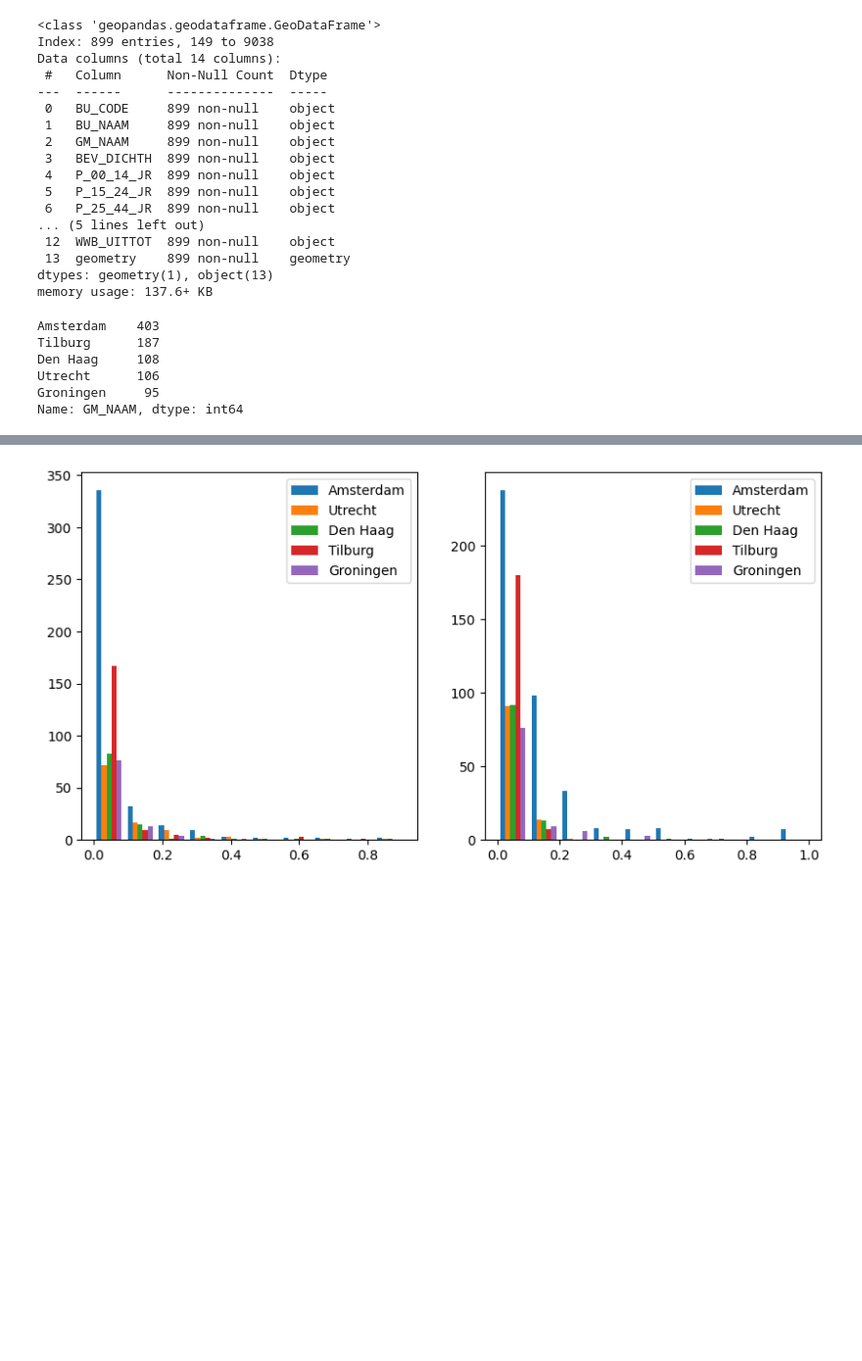
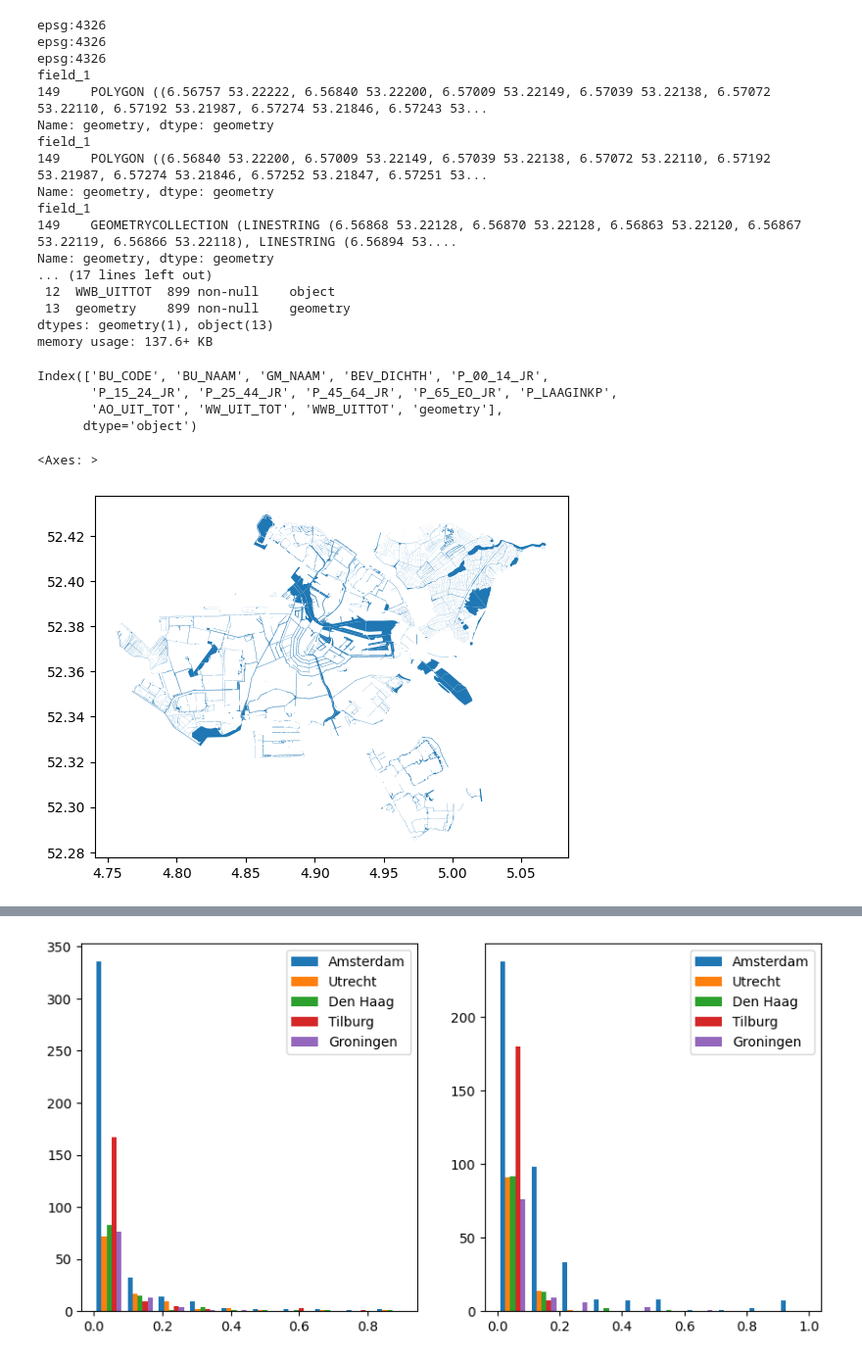
Before and after one commit to LeviPeeters/UC_Project, a Jupyter notebook: DataPreparation.ipynb, the cells around one changed output, grey strips where cells are left out. Shown at 98% size. Drawn from its saved outputs; the diff is of its cells as text; code cells hidden in the pictures; blank space fills up the shorter version.

```diff
--- a/DataPreparation.ipynb
+++ b/DataPreparation.ipynb
@@ -158,36 +193,46 @@ Name: GM_NAAM, dtype: int64
 # %%
-# Set the correct crs
-gdf.set_crs(crs_geographical, inplace=True, allow_override=True)
-gdf_blue.set_crs(crs_geographical, inplace=True, allow_override=True)
-gdf_green.set_crs(crs_geographical, inplace=True, allow_override=True)
+gdf.to_crs(crs_geographical, inplace=True)
+gdf_blue.to_crs(crs_geographical, inplace=True)
+gdf_green.to_crs(crs_geographical, inplace=True)
+
+print(gdf.crs)
+print(gdf_blue.crs)
+print(gdf_green.crs)
+
+print(gdf.head(1)["geometry"])
+print(gdf_blue.head(1)["geometry"])
+print(gdf_green.head(1)["geometry"])
 
 # Visualise some information
 gdf.info()
 gdf.head(5)
 gdf.columns
 # %% [output]
-<class 'geopandas.geodataframe.GeoDataFrame'>
-Index: 899 entries, 149 to 9038
-Data columns (total 14 columns):
- #   Column      Non-Null Count  Dtype
----  ------      --------------  -----
- 0   BU_CODE     899 non-null    object
- 1   BU_NAAM     899 non-null    object
- 2   GM_NAAM     899 non-null    object
- 3   BEV_DICHTH  899 non-null    object
- 4   P_00_14_JR  899 non-null    object
- 5   P_15_24_JR  899 non-null    object
- 6   P_25_44_JR  899 non-null    object
-... (5 lines left out)
+epsg:4326
+epsg:4326
+epsg:4326
+field_1
+149    POLYGON ((6.56757 53.22222, 6.56840 53.22200, 6.57009 53.22149, 6.57039 53.22138, 6.57072 53.22110, 6.57192 53.21987, 6.57274 53.21846, 6.57243 53...
+Name: geometry, dtype: geometry
+field_1
+149    POLYGON ((6.56840 53.22200, 6.57009 53.22149, 6.57039 53.22138, 6.57072 53.22110, 6.57192 53.21987, 6.57274 53.21846, 6.57252 53.21847, 6.57251 53...
+Name: geometry, dtype: geometry
+field_1
+149    GEOMETRYCOLLECTION (LINESTRING (6.56868 53.22128, 6.56870 53.22128, 6.56863 53.22120, 6.56867 53.22119, 6.56866 53.22118), LINESTRING (6.56894 53....
+Name: geometry, dtype: geometry
+... (17 lines left out)
  12  WWB_UITTOT  899 non-null    object
  13  geometry    899 non-null    geometry
 dtypes: geometry(1), object(13)
 memory usage: 137.6+ KB
-Amsterdam    403
-Tilburg      187
-Den Haag     108
-Utrecht      106
-Groningen     95
-Name: GM_NAAM, dtype: int64
+Index(['BU_CODE', 'BU_NAAM', 'GM_NAAM', 'BEV_DICHTH', 'P_00_14_JR',
+       'P_15_24_JR', 'P_25_44_JR', 'P_45_64_JR', 'P_65_EO_JR', 'P_LAAGINKP',
+       'AO_UIT_TOT', 'WW_UIT_TOT', 'WWB_UITTOT', 'geometry'],
+      dtype='object')
+# %%
+gdf_blue[gdf_blue["GM_NAAM"] == "Amsterdam"].plot()
+# %% [output]
+<Axes: >
+[figure, added]
 # %%
 # Visualise the blue- and greenspace
```
Also changed, not shown: parts of 13 cells of this notebook.
